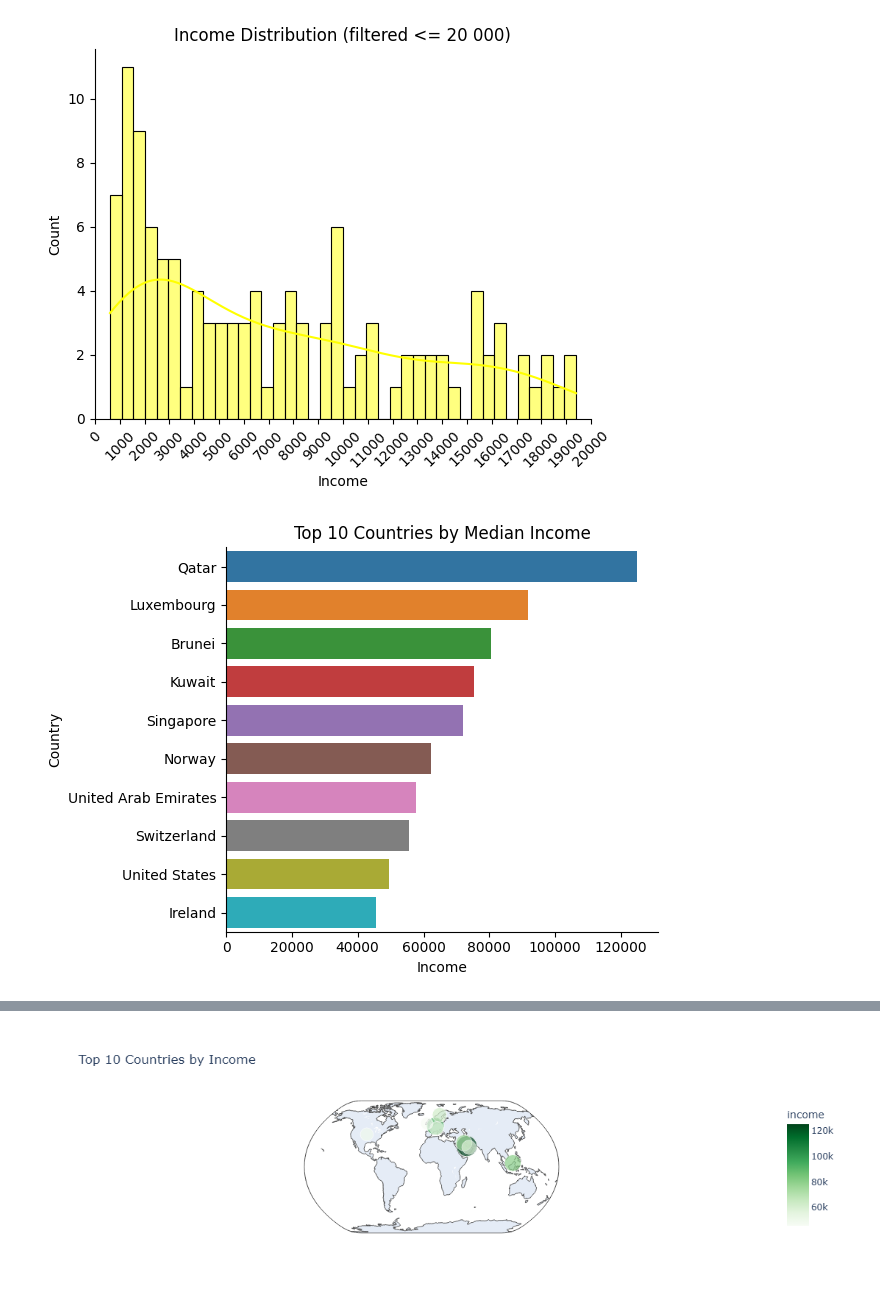
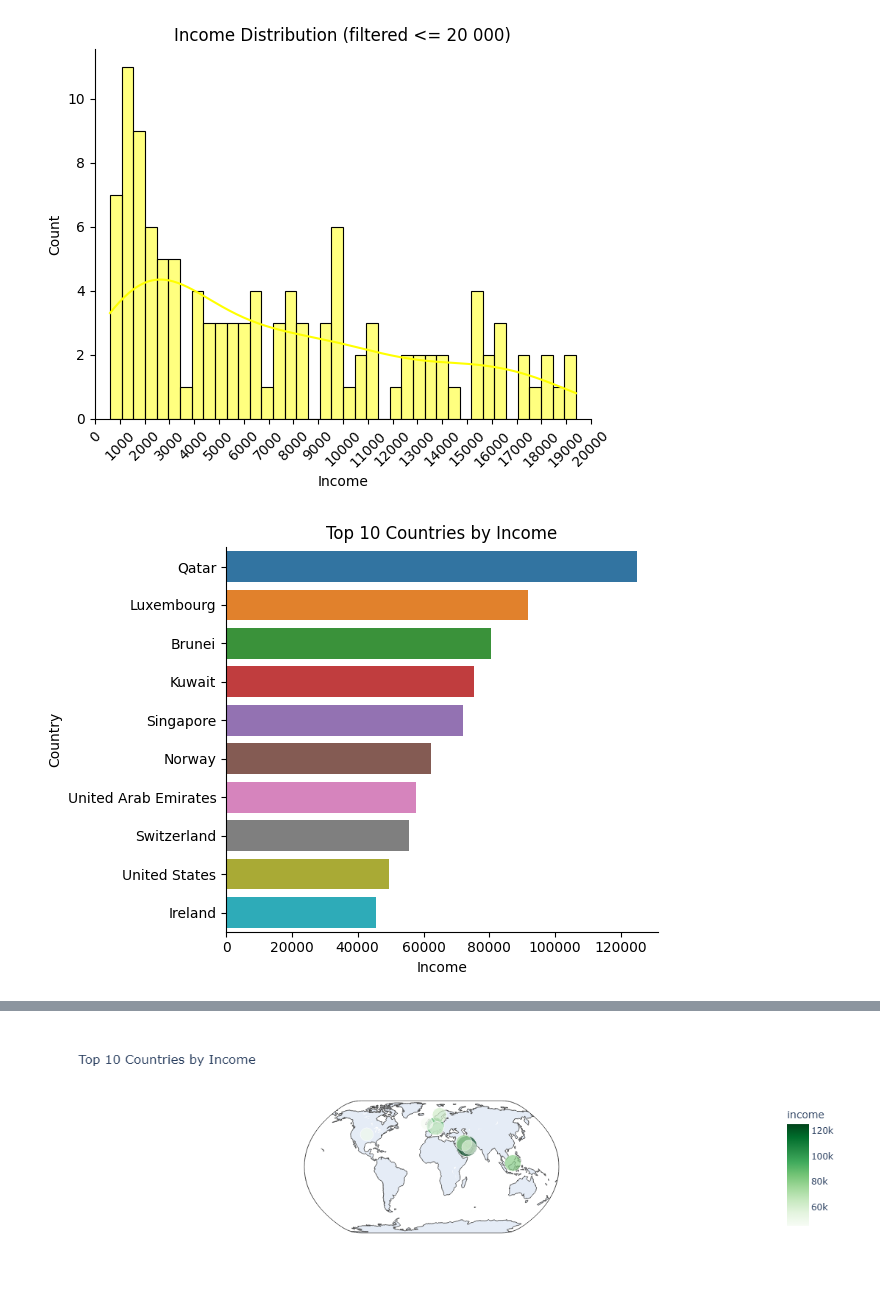
Before and after one commit to Michaela-Vosvrdova/projects, a Jupyter notebook: Country Development Clustering.ipynb, the cells around one changed output, grey strips where cells are left out. Drawn from its saved outputs; the diff is of its cells as text; code cells hidden in the pictures.

Commit message:
worked on Countries Analysis and Data Visualisation

```diff
--- a/Country Development Clustering.ipynb
+++ b/Country Development Clustering.ipynb
@@ -82,16 +95,15 @@ plt.show()
 # %% [output]
 [figure]
 # %%
-top_countries = df.groupby('country')['income'].median().sort_values(ascending=False).head(10)
-df_top = df[df['country'].isin(top_countries.index)]
+top_countries = df.sort_values(by='income', ascending=False).head(10)
 
-sns.barplot(data=df_top, y='country', x='income', order=top_countries.index, ci=None, palette=sns.color_palette('tab10', n_colors=10))
-plt.title('Top 10 Countries by Median Income')
+sns.barplot(data=top_countries, y='country', x='income', ci=None, palette=sns.color_palette('tab10', n_colors=10))
+plt.title('Top 10 Countries by Income')
 plt.ylabel('Country')
 plt.xlabel('Income')
 plt.tight_layout()
 sns.despine()
 plt.show()
 # %% [output]
-[figure, old version]
+[figure, new version]
 # %%
```
Also changed, not shown: parts of 21 cells of this notebook.
